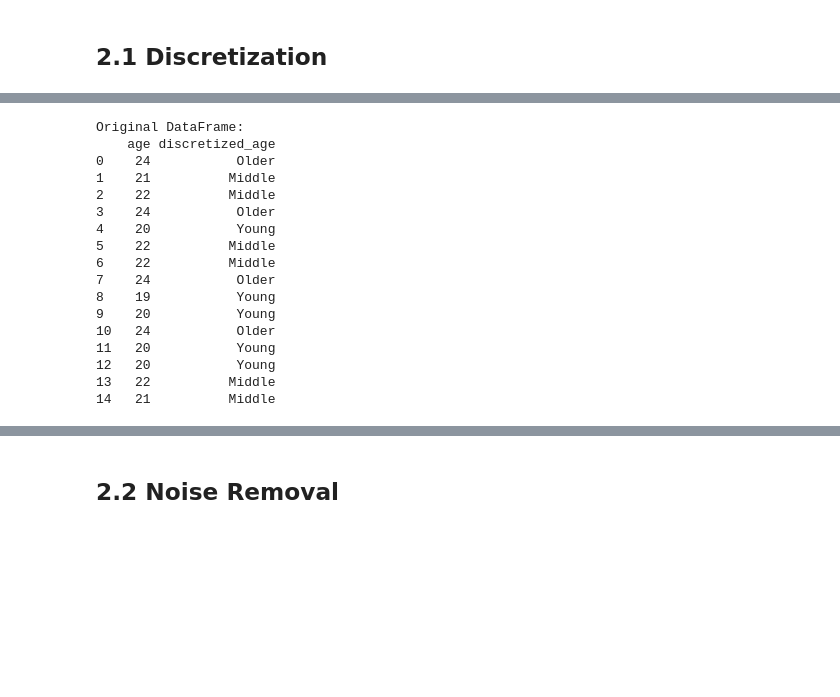
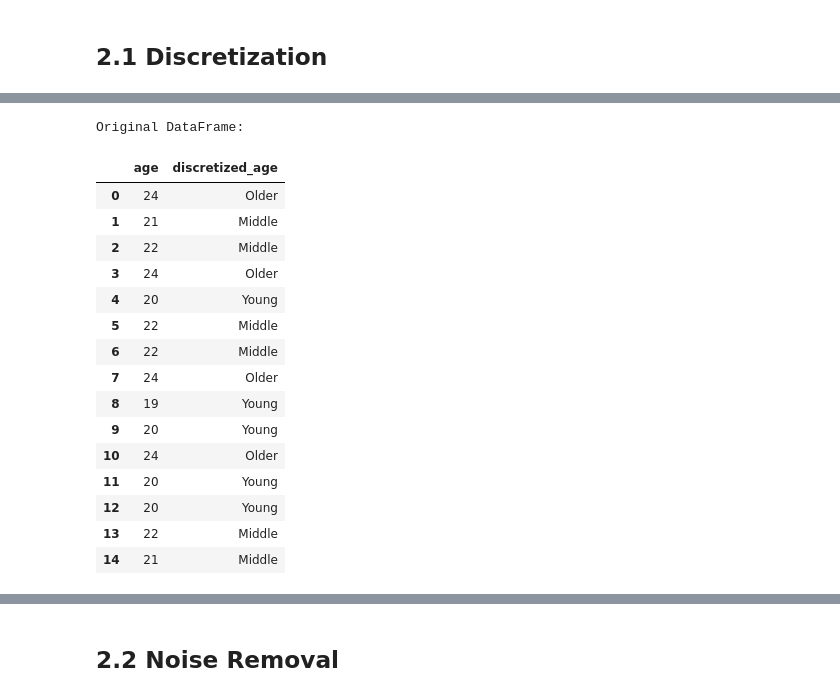
Before and after one commit to LaraAlmani/IT326, a Jupyter notebook: Phase2.ipynb, the cells around one changed output, grey strips where cells are left out. Saved outputs shown, nothing was run; the diff lists cells and outputs as text; code cells hidden in the pictures; blank space fills up the shorter version.

```diff
--- a/Phase2.ipynb
+++ b/Phase2.ipynb
@@ -285,30 +291,30 @@ According to the phase guidelines, we apply appropriate preprocessing tasks chos
 # %%
 column_to_discretize = "age"
 num_bins = 3
 df["discretized_age"] = pd.cut(
     df[column_to_discretize],
     bins=num_bins,
     labels=["Young", "Middle", "Older"])
 print("Original DataFrame:")
-print(df[["age", "discretized_age"]].head(15))
+display(df[["age", "discretized_age"]].head(15))
 # %% [output]
 Original DataFrame:
-    age discretized_age
-0    24           Older
-1    21          Middle
-2    22          Middle
-3    24           Older
-4    20           Young
-5    22          Middle
-6    22          Middle
-7    24           Older
-8    19           Young
-9    20           Young
-10   24           Older
-11   20           Young
-12   20           Young
-13   22          Middle
-14   21          Middle
+|  | age | discretized_age |
+| 0 | 24 | Older |
+| 1 | 21 | Middle |
+| 2 | 22 | Middle |
+| 3 | 24 | Older |
+| 4 | 20 | Young |
+| 5 | 22 | Middle |
+| 6 | 22 | Middle |
+| 7 | 24 | Older |
+| 8 | 19 | Young |
+| 9 | 20 | Young |
+| 10 | 24 | Older |
+| 11 | 20 | Young |
+| 12 | 20 | Young |
+| 13 | 22 | Middle |
+| 14 | 21 | Middle |
 # %%
 column_to_discretize = "study_hours"
 num_bins = 3
```
Also changed, not shown: parts of 7 cells of this notebook.
